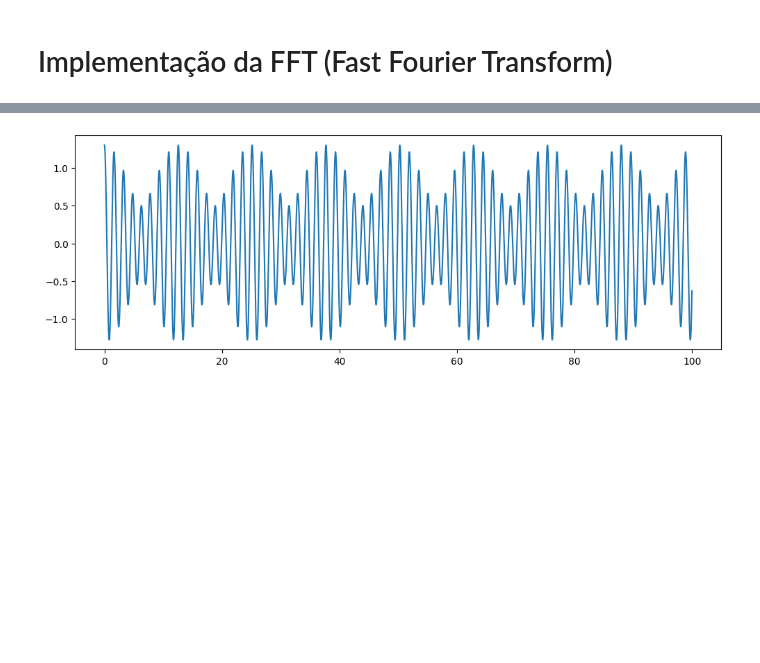
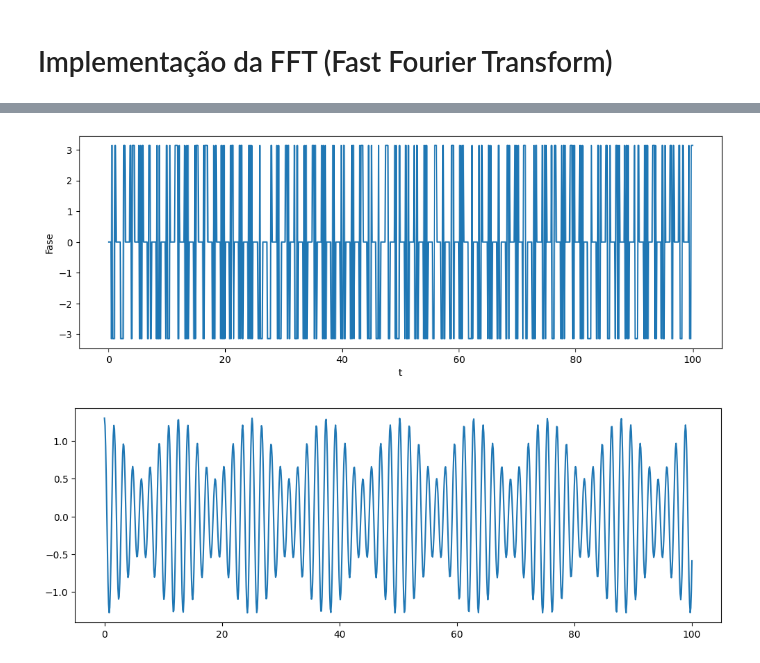
Before and after one commit to vidomirana/Analise-Sincronia-SeriesTemporais-Soja, a Jupyter notebook: Processamento_Sinais.ipynb, the cells around one changed output, grey strips where cells are left out. Saved outputs shown, nothing was run; the diff lists cells and outputs as text; code cells hidden in the pictures; blank space fills up the shorter version.

```diff
--- a/Processamento_Sinais.ipynb
+++ b/Processamento_Sinais.ipynb
@@ -28,3 +56,11 @@ fase = np.arctan2(np.imag(w), np.real(w))
+# %%
+plt.figure(figsize=(12,4))
+plt.ylabel('Fase')
+plt.xlabel('t')
+plt.plot(t, fase)
+plt.show()
+# %% [output]
+[figure, added]
 # %%
 plt.figure(1, figsize=(12, 4))
 #plt.plot(t, amp)
```
Also changed, not shown: parts of 7 cells of this notebook.
